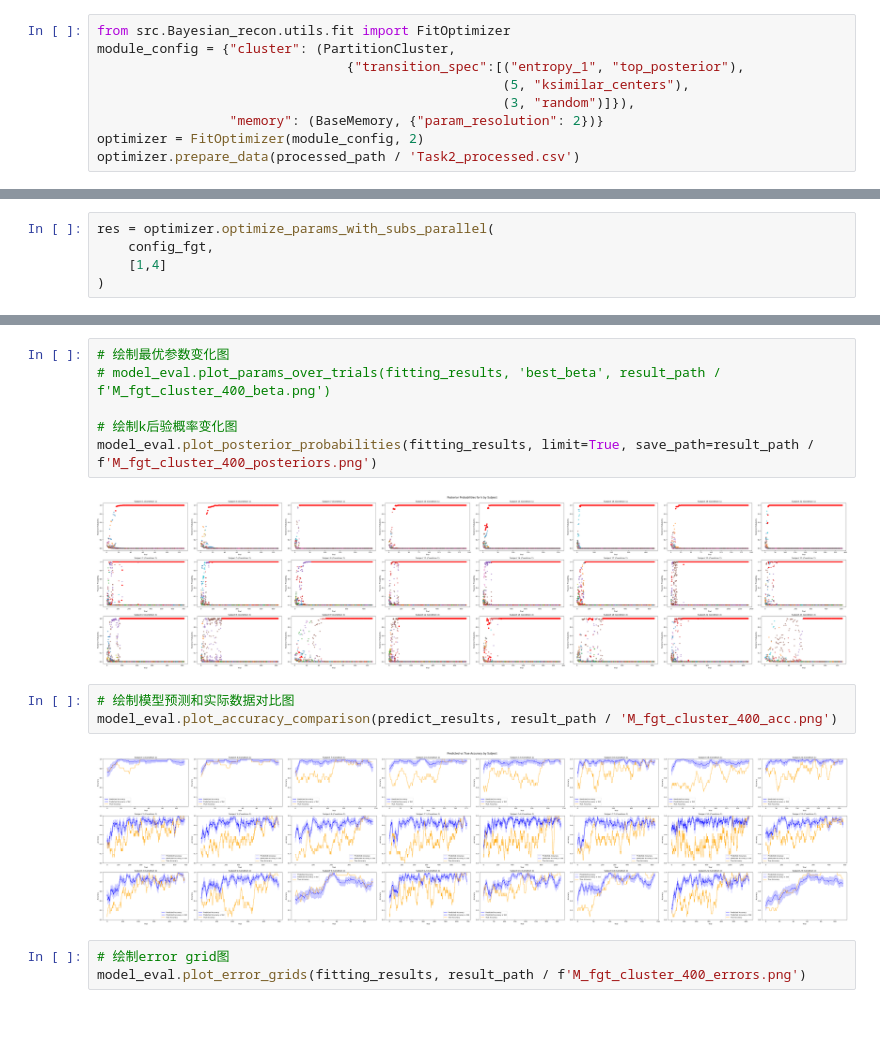
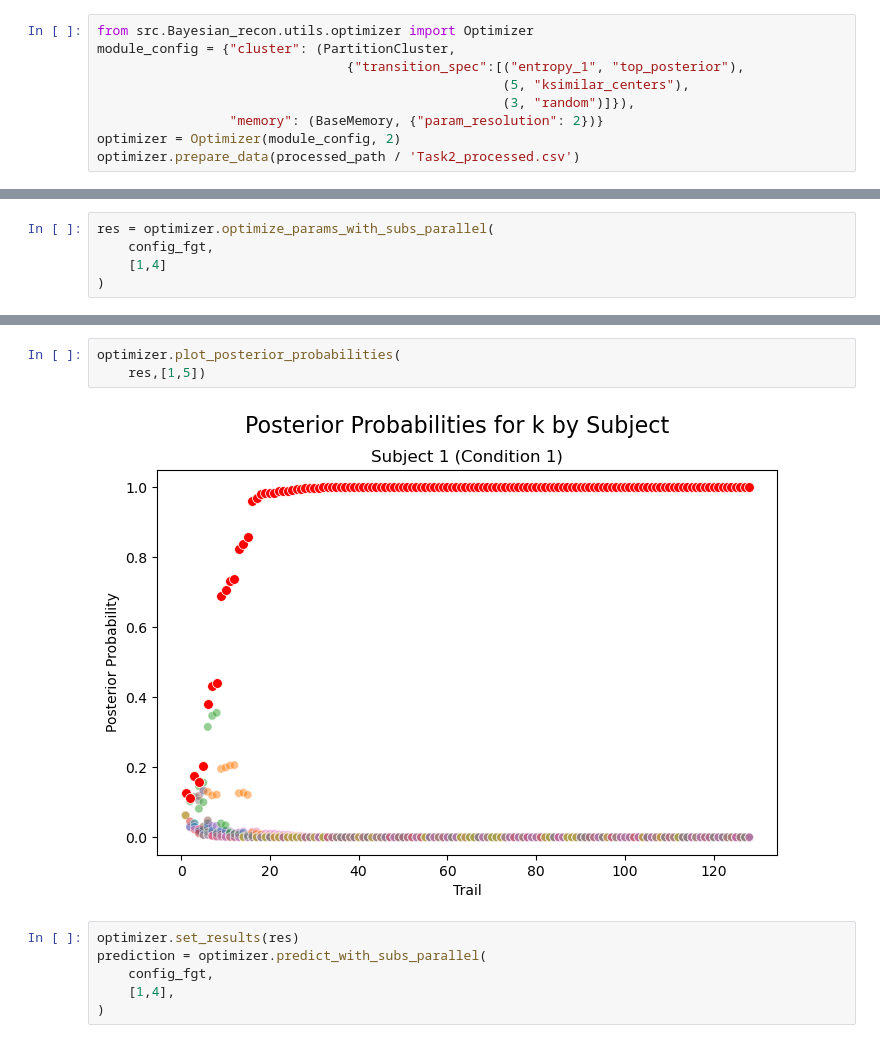
Before and after one commit to yjiong0228/CategoryLearning, a Jupyter notebook: notebooks/Bayesian-Recon.ipynb, the cells around one changed output, grey strips where cells are left out. Saved outputs shown, nothing was run; the diff lists cells and outputs as text.

Commit message:
feat: plot and parallel

```diff
--- a/notebooks/Bayesian-Recon.ipynb
+++ b/notebooks/Bayesian-Recon.ipynb
@@ -34,12 +34,12 @@ from src.Bayesian_recon.problems.config import config_fgt
 
 from src.Bayesian_recon.problems import *
 # %%
-from src.Bayesian_recon.utils.fit import FitOptimizer
+from src.Bayesian_recon.utils.optimizer import Optimizer
 module_config = {"cluster": (PartitionCluster,
                                 {"transition_spec":[("entropy_1", "top_posterior"),
                                                     (5, "ksimilar_centers"),
                                                     (3, "random")]}),
                  "memory": (BaseMemory, {"param_resolution": 2})}
-optimizer = FitOptimizer(module_config, 2)
+optimizer = Optimizer(module_config, 2)
 optimizer.prepare_data(processed_path / 'Task2_processed.csv')
 # %% [output]
@@ -237,16 +52,11 @@ model_eval = ModelEval()
-# %%
-# 绘制最优参数变化图
-# model_eval.plot_params_over_trials(fitting_results, 'best_beta', result_path / f'M_fgt_cluster_400_beta.png')
-
-# 绘制k后验概率变化图
-model_eval.plot_posterior_probabilities(fitting_results, limit=True, save_path=result_path / f'M_fgt_cluster_400_posteriors.png')
-# %% [output]
-[figure, removed]
-# %%
-# 绘制模型预测和实际数据对比图
-model_eval.plot_accuracy_comparison(predict_results, result_path / 'M_fgt_cluster_400_acc.png')
-# %% [output]
-[figure, removed]
-# %%
-# 绘制error grid图
-model_eval.plot_error_grids(fitting_results, result_path / f'M_fgt_cluster_400_errors.png')
+# %%
+optimizer.plot_posterior_probabilities(
+    res,[1,5])
+# %% [output]
+[figure, added]
+# %%
+optimizer.set_results(res)
+prediction = optimizer.predict_with_subs_parallel(
+    config_fgt,
+    [1,4],
+)
```
Also changed, not shown: parts of 12 cells of this notebook, 2 other files.
